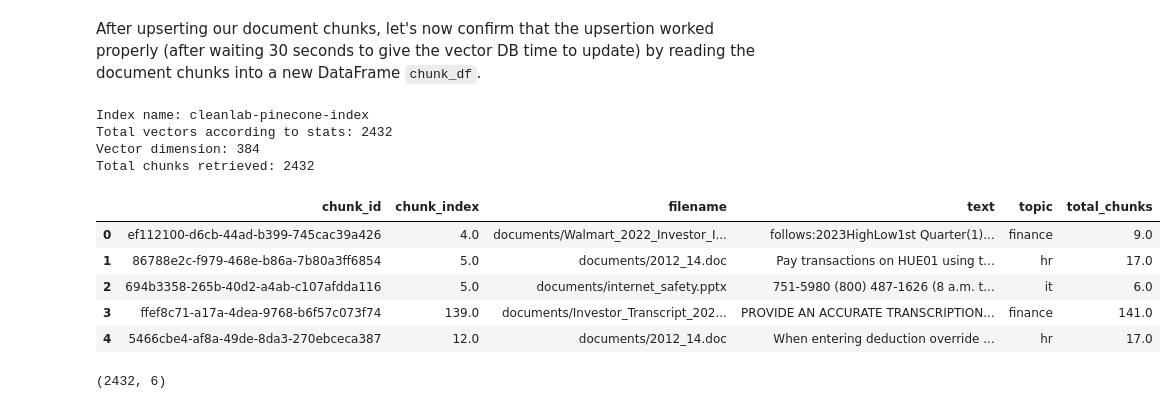
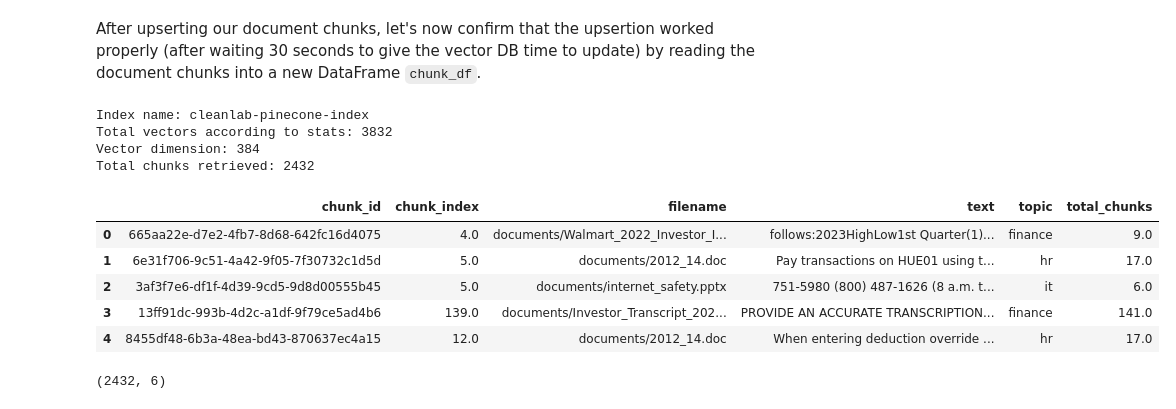
Before and after one commit to cleanlab/cleanlab-tools, a Jupyter notebook: cleanlab_pinecone_rag_workflow/Cleanlab_Pinecone_RAG.ipynb, the cells around one changed output. Cells and saved outputs as stored; diff of their text form; code cells hidden in the pictures.

```diff
--- a/cleanlab_pinecone_rag_workflow/Cleanlab_Pinecone_RAG.ipynb
+++ b/cleanlab_pinecone_rag_workflow/Cleanlab_Pinecone_RAG.ipynb
@@ -594,22 +604,22 @@ After upserting our document chunks, let's now confirm that the upsertion worked
 # %%
 time.sleep(30)
 
 # Extract chunks from the Pinecone index into a DataFrame
-chunk_df = rag_pipeline.extract_chunks_from_index()
+chunk_df = rag_pipeline.extract_all_chunks_from_index()
 
 # Display the resulting DataFrame
 chunk_df.head()
 # %% [output]
 Index name: cleanlab-pinecone-index
-Total vectors according to stats: 2432
+Total vectors according to stats: 3832
 Vector dimension: 384
 Total chunks retrieved: 2432
 |  | chunk_id | chunk_index | filename | text | topic | total_chunks |
-| 0 | ef112100-d6cb-44ad-b399-745cac39a426 | 4.0 | documents/Walmart_2022_Investor_I... | follows:2023HighLow1st Quarter(1)... | finance | 9.0 |
-| 1 | 86788e2c-f979-468e-b86a-7b80a3ff6854 | 5.0 | documents/2012_14.doc | Pay transactions on HUE01 using t... | hr | 17.0 |
-| 2 | 694b3358-265b-40d2-a4ab-c107afdda116 | 5.0 | documents/internet_safety.pptx | 751-5980 (800) 487-1626 (8 a.m. t... | it | 6.0 |
-| 3 | ffef8c71-a17a-4dea-9768-b6f57c073f74 | 139.0 | documents/Investor_Transcript_202... | PROVIDE AN ACCURATE TRANSCRIPTION... | finance | 141.0 |
-| 4 | 5466cbe4-af8a-49de-8da3-270ebceca387 | 12.0 | documents/2012_14.doc | When entering deduction override ... | hr | 17.0 |
+| 0 | 665aa22e-d7e2-4fb7-8d68-642fc16d4075 | 4.0 | documents/Walmart_2022_Investor_I... | follows:2023HighLow1st Quarter(1)... | finance | 9.0 |
+| 1 | 6e31f706-9c51-4a42-9f05-7f30732c1d5d | 5.0 | documents/2012_14.doc | Pay transactions on HUE01 using t... | hr | 17.0 |
+| 2 | 3af3f7e6-df1f-4d39-9cd5-9d8d00555b45 | 5.0 | documents/internet_safety.pptx | 751-5980 (800) 487-1626 (8 a.m. t... | it | 6.0 |
+| 3 | 13ff91dc-993b-4d2c-a1df-9f79ce5ad4b6 | 139.0 | documents/Investor_Transcript_202... | PROVIDE AN ACCURATE TRANSCRIPTION... | finance | 141.0 |
+| 4 | 8455df48-6b3a-48ea-bd43-870637ec4a15 | 12.0 | documents/2012_14.doc | When entering deduction override ... | hr | 17.0 |
 # %%
 chunk_df.shape
 # %% [output]
```
Also changed, not shown: parts of 15 cells of this notebook.
